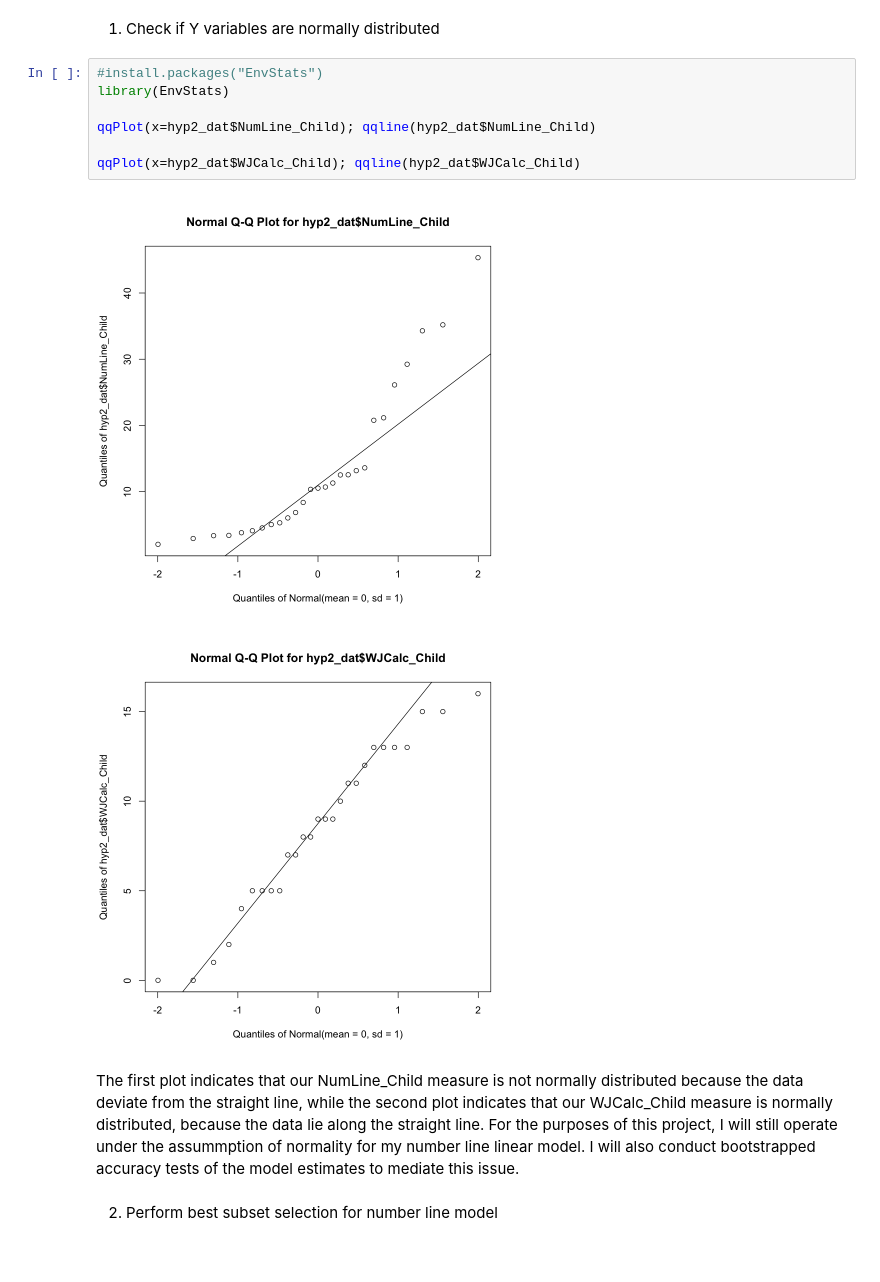
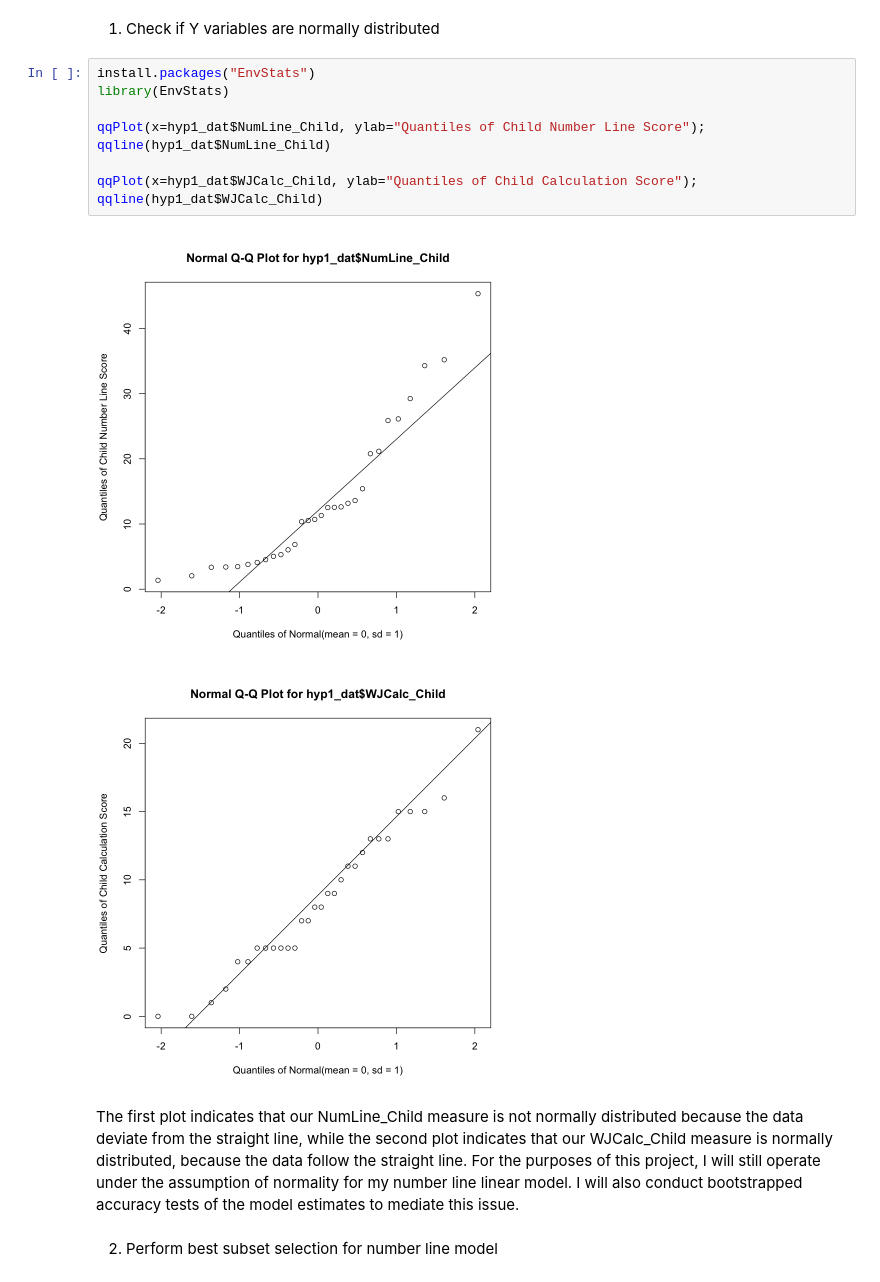
Before and after one commit to ckaicher/Kaicher_DSPN_S23, a Jupyter notebook: Kaicher_DSPN_S23_FinalProject.ipynb, the cells around one changed output. Saved outputs shown, nothing was run; the diff lists cells and outputs as text.

Commit message:
Final Project

```diff
--- a/Kaicher_DSPN_S23_FinalProject.ipynb
+++ b/Kaicher_DSPN_S23_FinalProject.ipynb
@@ -143,17 +157,17 @@ Visual inspection of the resulting data tables shows that they are tidy-complian
 # %% [markdown]
 1. Check if Y variables are normally distributed
 # %%
-#install.packages("EnvStats")
+install.packages("EnvStats")
 library(EnvStats)
 
-qqPlot(x=hyp2_dat$NumLine_Child); qqline(hyp2_dat$NumLine_Child)
+qqPlot(x=hyp1_dat$NumLine_Child, ylab="Quantiles of Child Number Line Score"); qqline(hyp1_dat$NumLine_Child)
 
-qqPlot(x=hyp2_dat$WJCalc_Child); qqline(hyp2_dat$WJCalc_Child)
+qqPlot(x=hyp1_dat$WJCalc_Child, ylab="Quantiles of Child Calculation Score"); qqline(hyp1_dat$WJCalc_Child)
 # %% [output]
-[figure, old version]
+[figure, new version]
-[figure, old version]
+[figure, new version]
 # %% [markdown]
-The first plot indicates that our NumLine_Child measure is not normally distributed because the data deviate from the straight line, while the second plot indicates that our WJCalc_Child measure is normally distributed, because the data lie along the straight line. For the purposes of this project, I will still operate under the assummption of normality for my number line linear model. I will also conduct bootstrapped accuracy tests of the model estimates to mediate this issue.
+The first plot indicates that our NumLine_Child measure is not normally distributed because the data deviate from the straight line, while the second plot indicates that our WJCalc_Child measure is normally distributed, because the data follow the straight line. For the purposes of this project, I will still operate under the assumption of normality for my number line linear model. I will also conduct bootstrapped accuracy tests of the model estimates to mediate this issue.
 # %% [markdown]
 2. Perform best subset selection for number line model
 # %%
```
Also changed, not shown: parts of 29 cells of this notebook.
